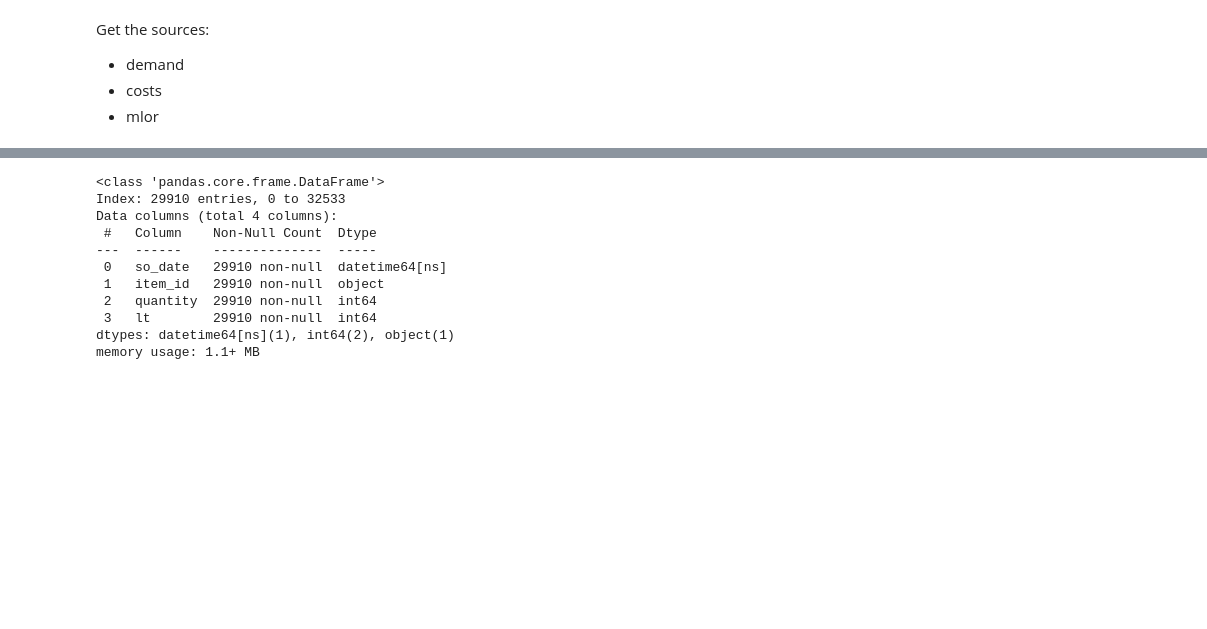
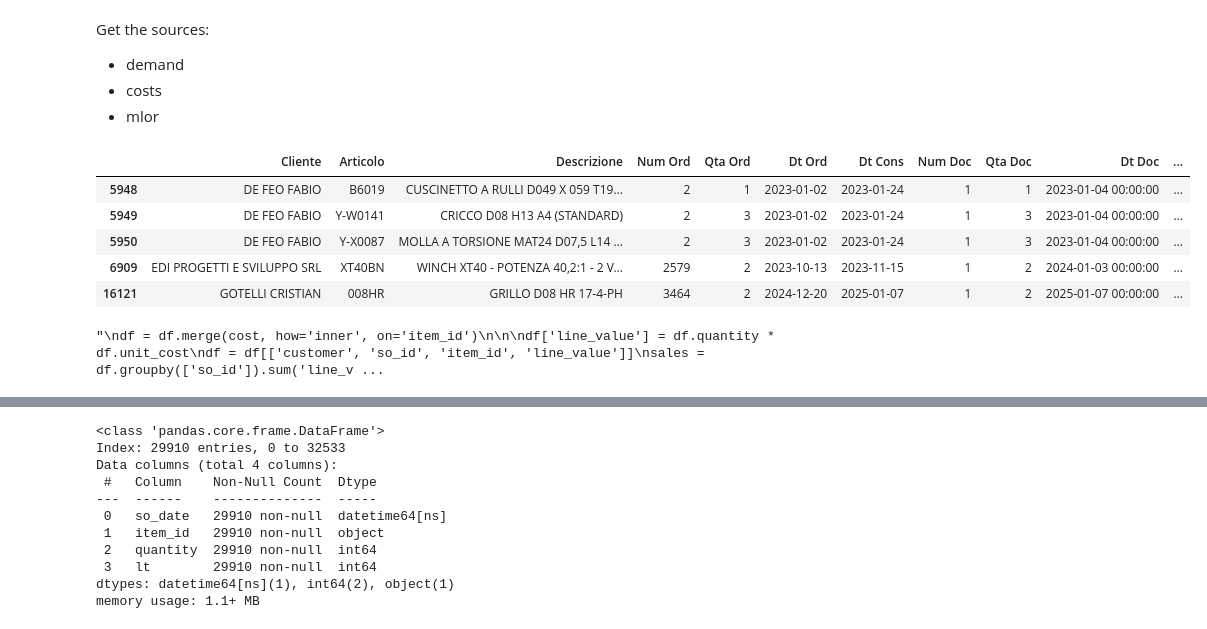
Before and after one commit to werderame/Real-Life-Manufacturing-Inventory-Analysis, a Jupyter notebook: clustering_so_articles/clustering_sales_articles.ipynb, the cells around one changed output, grey strips where cells are left out. Saved outputs shown, nothing was run; the diff lists cells and outputs as text; code cells hidden in the pictures; blank space fills up the shorter version.

```diff
--- a/clustering_so_articles/clustering_sales_articles.ipynb
+++ b/clustering_so_articles/clustering_sales_articles.ipynb
@@ -16,3 +16,55 @@ Get the sources:
 - demand
 - costs
 - mlor
+# %%
+venduto = pd.read_excel('../data/venduto.xlsx')
+check = venduto[venduto['Num Doc'] == 1]
+check
+# %% [output]
+|  | Cliente | Articolo | Descrizione | Num Ord | Qta Ord | Dt Ord | Dt Cons | Num Doc | Qta Doc | Dt Doc | ... |
+| 5948 | DE FEO FABIO | B6019 | CUSCINETTO A RULLI D049 X 059 T19... | 2 | 1 | 2023-01-02 | 2023-01-24 | 1 | 1 | 2023-01-04 00:00:00 | ... |
+| 5949 | DE FEO FABIO | Y-W0141 | CRICCO D08 H13 A4 (STANDARD) | 2 | 3 | 2023-01-02 | 2023-01-24 | 1 | 3 | 2023-01-04 00:00:00 | ... |
+| 5950 | DE FEO FABIO | Y-X0087 | MOLLA A TORSIONE MAT24 D07,5 L14 ... | 2 | 3 | 2023-01-02 | 2023-01-24 | 1 | 3 | 2023-01-04 00:00:00 | ... |
+| 6909 | EDI PROGETTI E SVILUPPO SRL | XT40BN | WINCH XT40 - POTENZA 40,2:1 - 2 V... | 2579 | 2 | 2023-10-13 | 2023-11-15 | 1 | 2 | 2024-01-03 00:00:00 | ... |
+| 16121 | GOTELLI CRISTIAN | 008HR | GRILLO D08 HR 17-4-PH | 3464 | 2 | 2024-12-20 | 2025-01-07 | 1 | 2 | 2025-01-07 00:00:00 | ... |
+# %%
+df = pd.read_csv('../data/antal_consegne23_24.xlsx - Dettaglio ordini e consegne.csv')
+#df = df[df.so_id > 0] # if the document id is zero then it probably means the document has not been produced
+
+
+# cost
+cost = pd.read_csv('../data/antal_article_value.csv', decimal='.', thousands=',')
+cost = cost.rename(columns={'unit_value':'unit_cost'})
+cost['unit_cost'] = cost['unit_cost'].astype(str).astype(float)
+cost = cost.drop_duplicates('item_id', keep='first') # keep only recent values
+cost = cost[['item_id', 'unit_cost']]
+"""
+df = df.merge(cost, how='inner', on='item_id')
+
+
+df['line_value'] = df.quantity * df.unit_cost
+df = df[['customer', 'so_id', 'item_id', 'line_value']]
+sales = df.groupby(['so_id']).sum('line_value').reset_index()
+
+# Plot the histogram
+sales.hist(column='line_value', bins=50)
+
+# Calculate the 80th percentile
+q50 = sales.line_value.quantile(.5)
+q80 = sales['line_value'].quantile(0.8)
+q90 = sales.line_value.quantile(.9)
+q99 = sales.line_value.quantile(.99)
+
+# Add a vertical line at the 80th percentile
+plt.axvline(q50, color='purple', linestyle='dashed', linewidth=2, label='50th percentile')
+plt.axvline(q80, color='red', linestyle='dashed', linewidth=2, label='80th percentile')
+plt.axvline(q90, color='green', linestyle='dashed', linewidth=2, label='90th percentile')
+plt.axvline(q99, color='grey', linestyle='dashed', linewidth=2, label='99th percentile')
+
+# Add a legend
+plt.legend()
+
+# Show the plot
+"""
+# %% [output]
+"\ndf = df.merge(cost, how='inner', on='item_id')\n\n\ndf['line_value'] = df.quantity * df.unit_cost\ndf = df[['customer', 'so_id', 'item_id', 'line_value']]\nsales = df.groupby(['so_id']).sum('line_v ...
```
Also changed, not shown: parts of 8 cells of this notebook.
